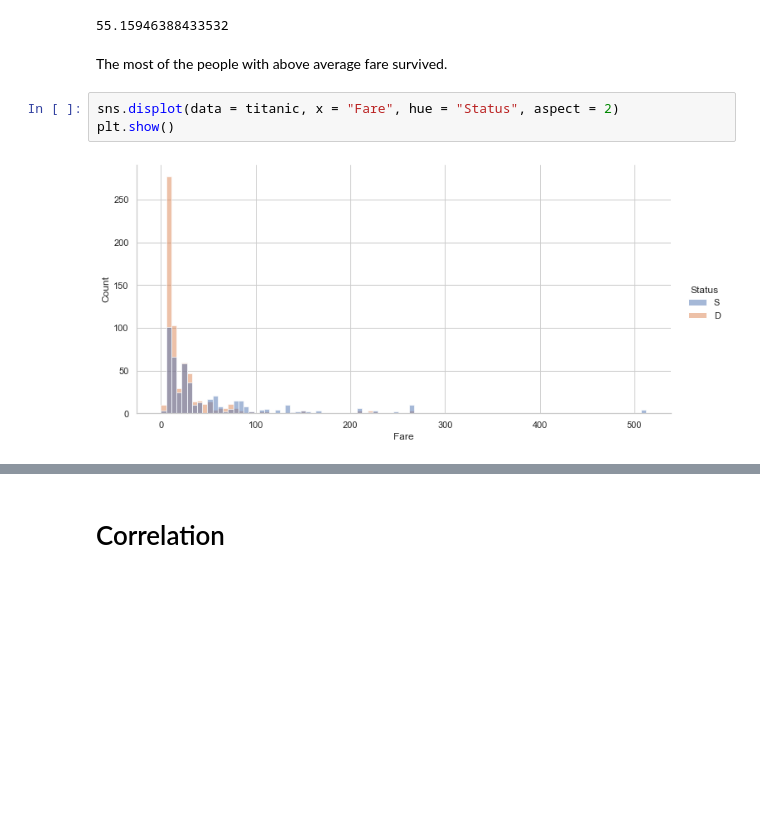
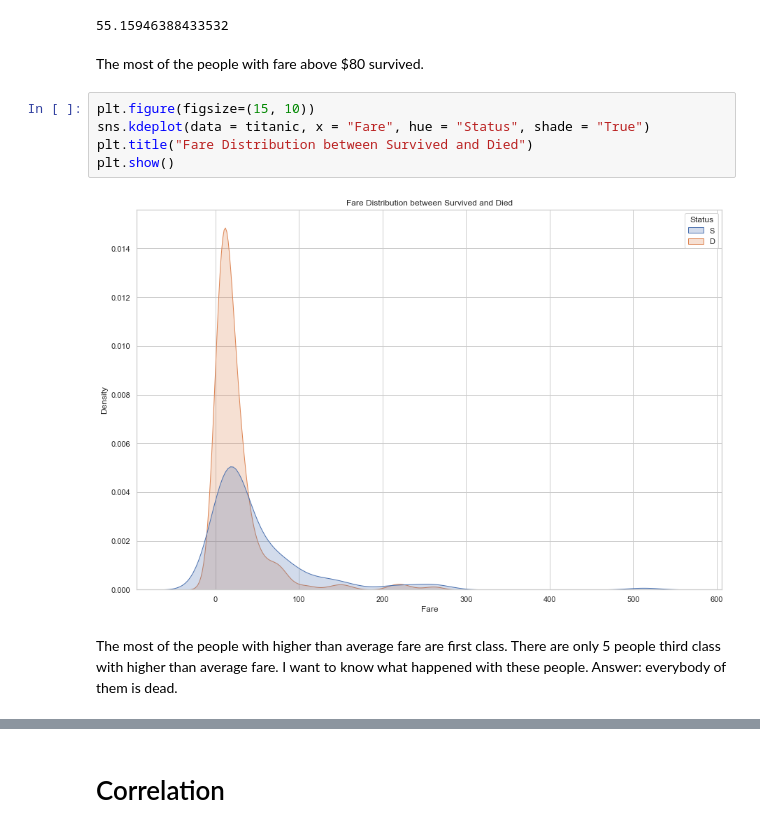
Before and after one commit to elipopovadev/Statistics-for-Data-Analysis-Using-Python, a Jupyter notebook: Project Data Visualization/Titanic Project.ipynb, the cells around one changed output, grey strips where cells are left out. Drawn from its saved outputs; the diff is of its cells as text; blank space fills up the shorter version.

Commit message:
Titanic Project

```diff
--- a/Project Data Visualization/Titanic Project.ipynb
+++ b/Project Data Visualization/Titanic Project.ipynb
@@ -271,9 +319,13 @@ titanic["Fare"].std()
 # %% [output]
 55.15946388433532
 # %% [markdown]
-The most of the people with above average fare survived.
+The most of the people with fare above $80 survived.
 # %%
-sns.displot(data = titanic, x = "Fare", hue = "Status", aspect = 2)
+plt.figure(figsize=(15, 10))
+sns.kdeplot(data = titanic, x = "Fare", hue = "Status", shade = "True")
+plt.title("Fare Distribution between Survived and Died")
 plt.show()
 # %% [output]
-[figure, old version]
+[figure, new version]
+# %% [markdown]
+The most of the people with higher than average fare are first class. There are only 5 people third class with higher than average fare. I want to know what happened with these people. Answer: everybody of them is dead.
```
Also changed, not shown: parts of 30 cells of this notebook.
